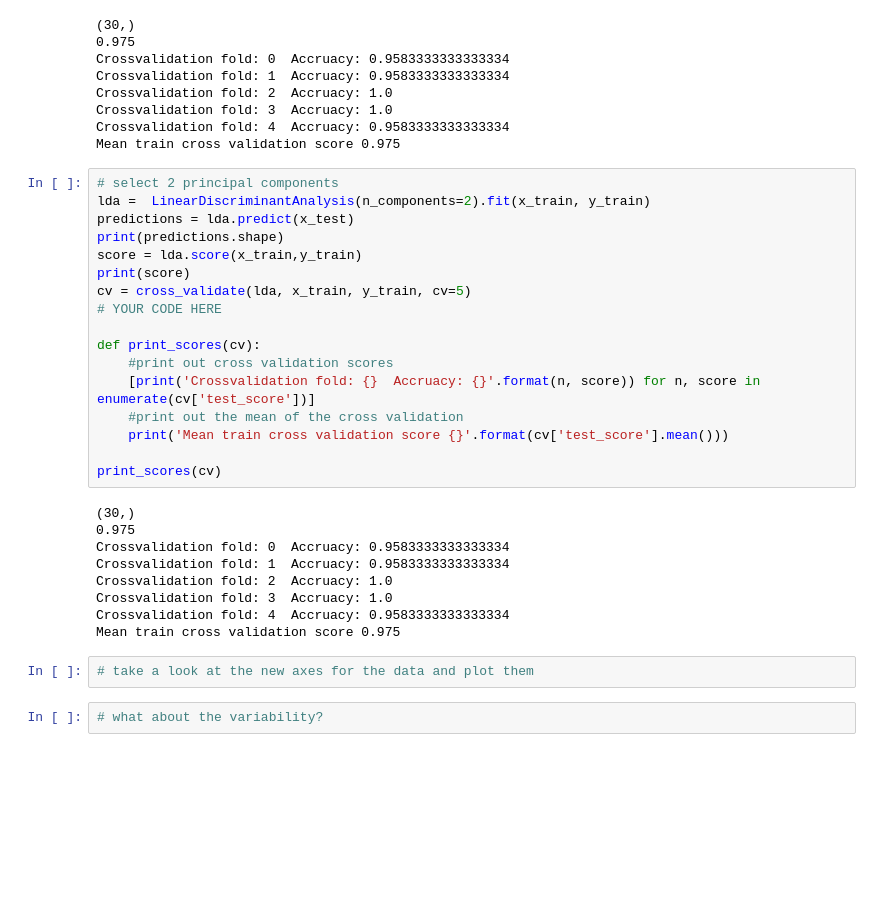
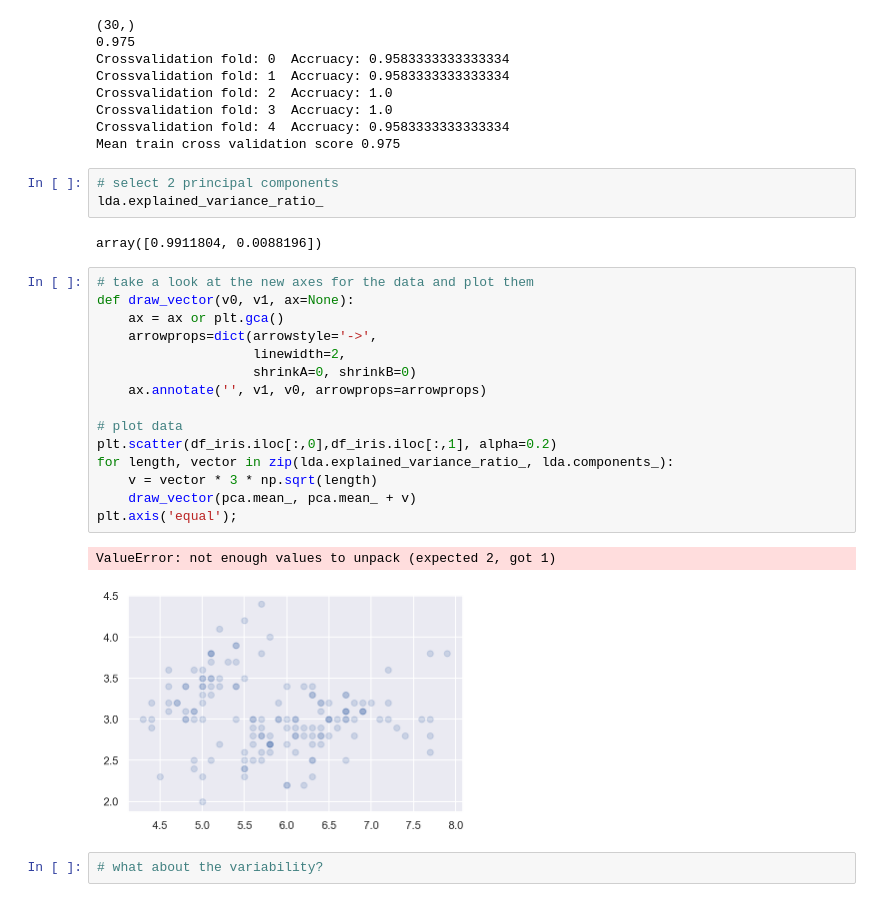
Before and after one commit to Deniz-shelby/Strive_Day1, a Jupyter notebook: M3/D3/03. PCA/02_IRIS_LDA.ipynb, the cells around one changed output. Saved outputs shown, nothing was run; the diff lists cells and outputs as text; blank space fills up the shorter version.

```diff
--- a/M3/D3/03. PCA/02_IRIS_LDA.ipynb
+++ b/M3/D3/03. PCA/02_IRIS_LDA.ipynb
@@ -89,34 +89,29 @@ Crossvalidation fold: 2  Accruacy: 1.0
 Crossvalidation fold: 3  Accruacy: 1.0
 Crossvalidation fold: 4  Accruacy: 0.9583333333333334
 Mean train cross validation score 0.975
-# %%
-# select 2 principal components
-lda =  LinearDiscriminantAnalysis(n_components=2).fit(x_train, y_train)
-predictions = lda.predict(x_test)
-print(predictions.shape)
-score = lda.score(x_train,y_train)
-print(score)
-cv = cross_validate(lda, x_train, y_train, cv=5)
-# YOUR CODE HERE
-
-def print_scores(cv):
-    #print out cross validation scores
-    [print('Crossvalidation fold: {}  Accruacy: {}'.format(n, score)) for n, score in enumerate(cv['test_score'])]
-    #print out the mean of the cross validation
-    print('Mean train cross validation score {}'.format(cv['test_score'].mean()))
-
-print_scores(cv)
-# %% [output]
-(30,)
-0.975
-Crossvalidation fold: 0  Accruacy: 0.9583333333333334
-Crossvalidation fold: 1  Accruacy: 0.9583333333333334
-Crossvalidation fold: 2  Accruacy: 1.0
-Crossvalidation fold: 3  Accruacy: 1.0
-Crossvalidation fold: 4  Accruacy: 0.9583333333333334
-Mean train cross validation score 0.975
-# %%
-# take a look at the new axes for the data and plot them
+# %%
+# select 2 principal components
+lda.explained_variance_ratio_
+# %% [output]
+array([0.9911804, 0.0088196])
+# %%
+# take a look at the new axes for the data and plot them
+def draw_vector(v0, v1, ax=None):
+    ax = ax or plt.gca()
+    arrowprops=dict(arrowstyle='->',
+                    linewidth=2,
+                    shrinkA=0, shrinkB=0)
+    ax.annotate('', v1, v0, arrowprops=arrowprops)
+
+# plot data
+plt.scatter(df_iris.iloc[:,0],df_iris.iloc[:,1], alpha=0.2)
+for length, vector in zip(lda.explained_variance_ratio_, lda.components_):
+    v = vector * 3 * np.sqrt(length)
+    draw_vector(pca.mean_, pca.mean_ + v)
+plt.axis('equal');
+# %% [output]
+ValueError: not enough values to unpack (expected 2, got 1)
+[figure, added]
 # %%
 # what about the variability?
 # %%
```
Also changed, not shown: 1 other file.
